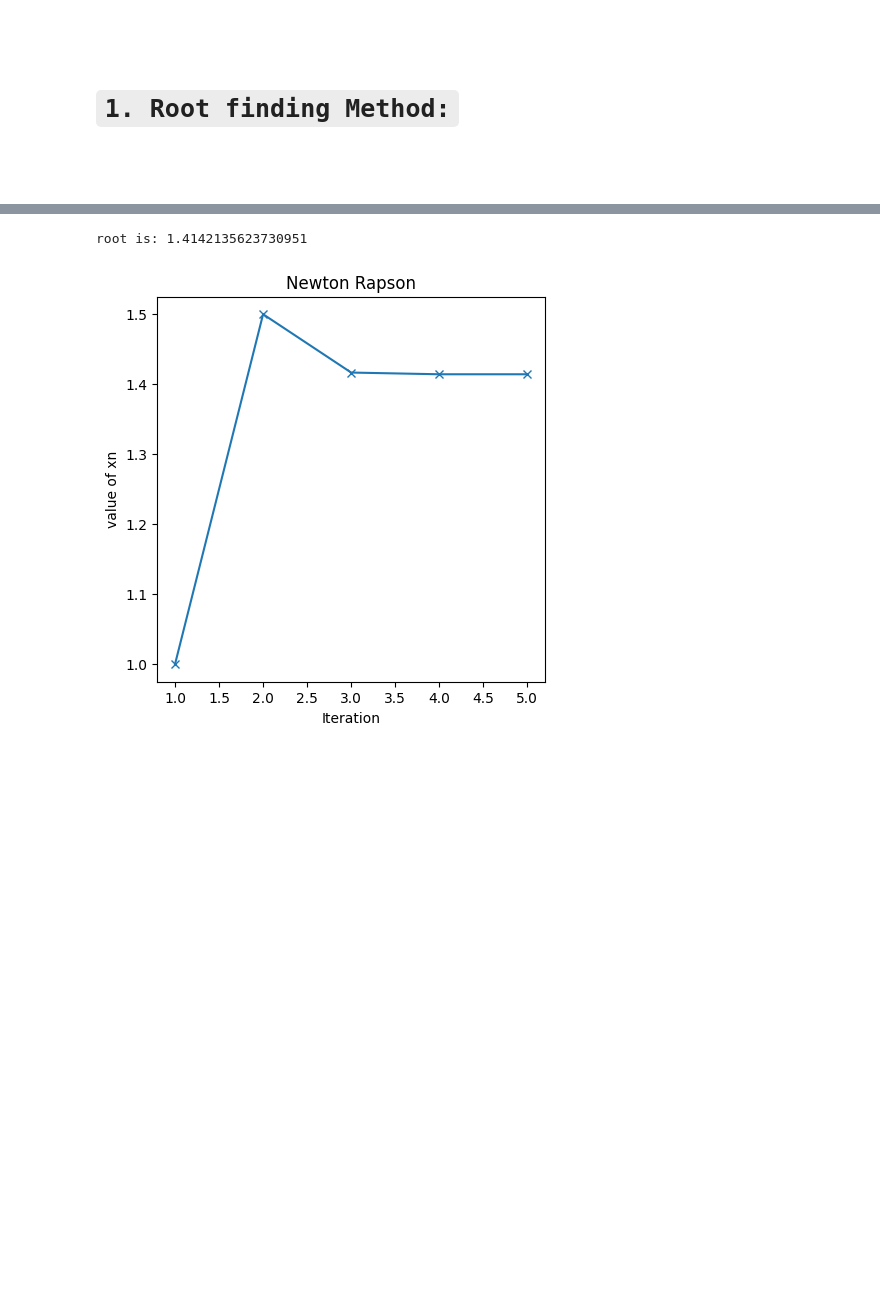
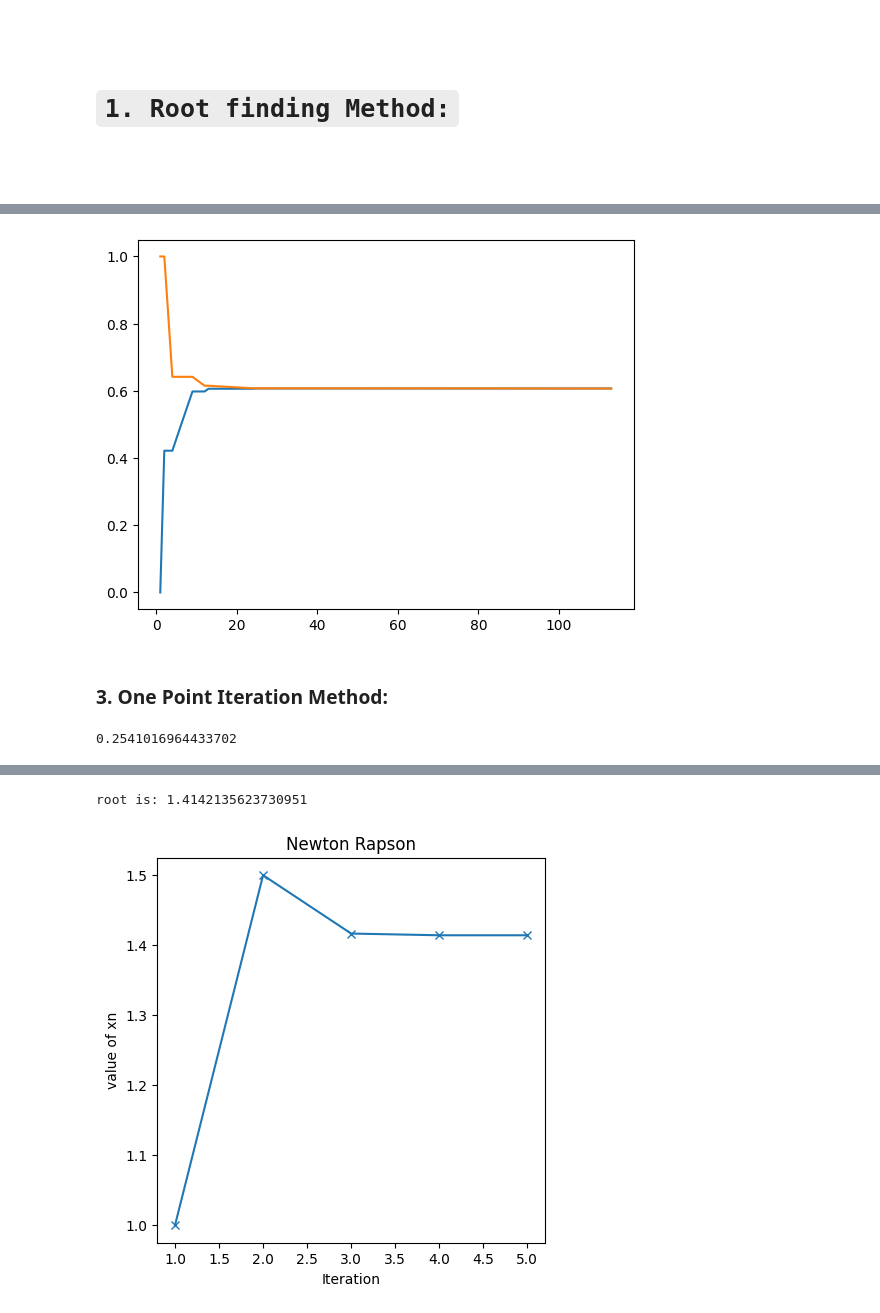
Before and after one commit to yasin-arafat-05/python-academic, a Jupyter notebook: numerical_code/finalexam.ipynb, the cells around one changed output, grey strips where cells are left out. Drawn from its saved outputs; the diff is of its cells as text; code cells hidden in the pictures; blank space fills up the shorter version.

Commit message:
initial-commit

```diff
--- a/numerical_code/finalexam.ipynb
+++ b/numerical_code/finalexam.ipynb
@@ -8,0 +130,39 @@
+# %%
+
+plt.plot(df.index,df["a"])
+plt.plot(df.index,df["b"])
+plt.show()
+# %% [output]
+[figure, added]
+# %% [markdown]
+
+### 3. One Point Iteration Method:
+# %%
+
+df = pd.DataFrame(columns=["x_val"])
+
+# given equation: f(x) = X^3 - 4X + 1 = 0 then,
+# x = (X^3 +1)/4
+def fx(x):
+    return x**3 - 4*x + 1
+
+def gx(x):
+    return (x**3 +1 )/4
+
+
+def iteration_method(x0,tolerance=1e-6,max_iteration=1000):
+    x = x0
+    for i in range(max_iteration):
+        x_new = gx(x)
+        if abs(x_new-x)<tolerance:
+            return x_new
+        df.loc[i+1] = {"x_val":x_new}
+        x = x_new
+    return
+
+# initial value:
+x0 = 0.5
+ans = iteration_method(x0=x0)
+ans
+# %% [output]
+0.2541016964433702
```
Also changed, not shown: parts of 73 cells of this notebook.
